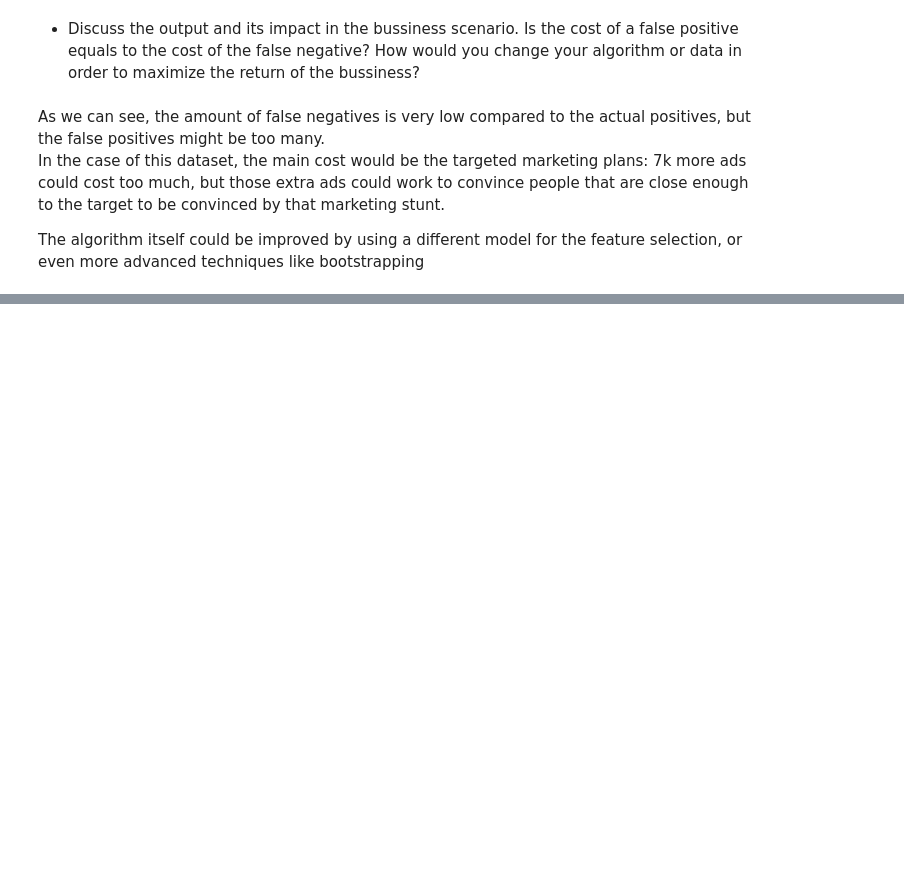
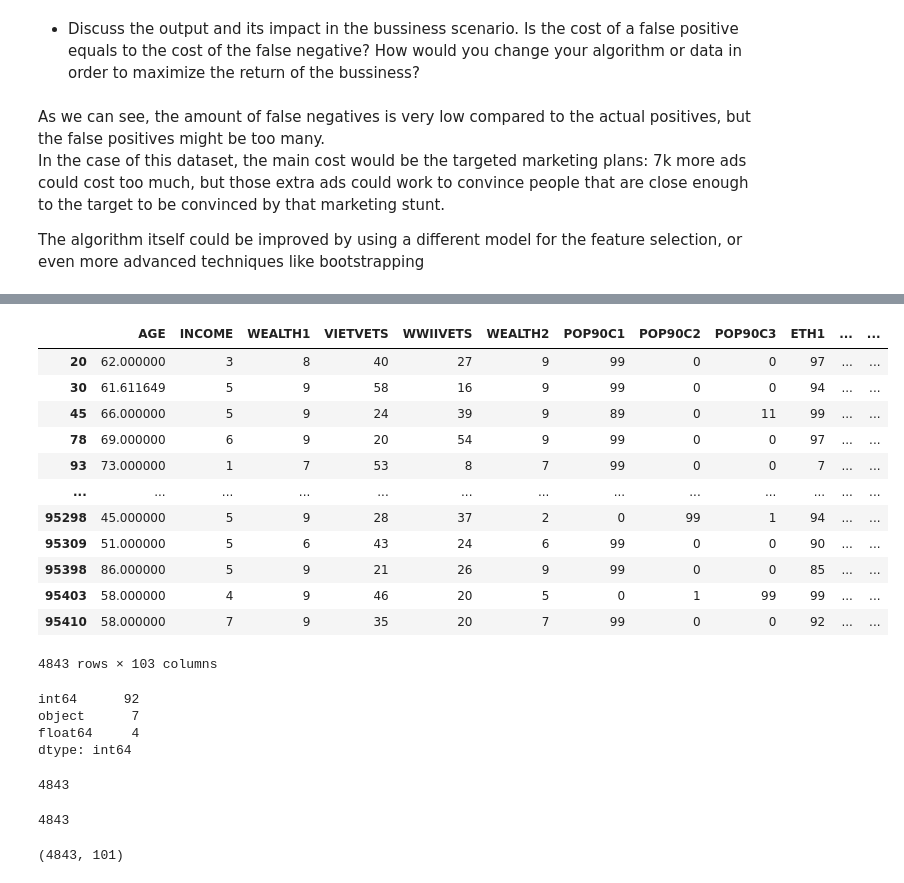
Before and after one commit to cargide/lab-random-forests, a Jupyter notebook: main.ipynb, the cells around one changed output, grey strips where cells are left out. Drawn from its saved outputs; the diff is of its cells as text; code cells hidden in the pictures; blank space fills up the shorter version.

```diff
--- a/main.ipynb
+++ b/main.ipynb
@@ -277,0 +287,34 @@ The algorithm itself could be improved by using a different model for the featur
+# %%
+#I only want data from the people who donated
+subset = data[data['TARGET_B'] == 1]
+subset
+# %% [output]
+|  | AGE | INCOME | WEALTH1 | VIETVETS | WWIIVETS | WEALTH2 | POP90C1 | POP90C2 | POP90C3 | ETH1 | ... | ... |
+| 20 | 62.000000 | 3 | 8 | 40 | 27 | 9 | 99 | 0 | 0 | 97 | ... | ... |
+| 30 | 61.611649 | 5 | 9 | 58 | 16 | 9 | 99 | 0 | 0 | 94 | ... | ... |
+| 45 | 66.000000 | 5 | 9 | 24 | 39 | 9 | 89 | 0 | 11 | 99 | ... | ... |
+| 78 | 69.000000 | 6 | 9 | 20 | 54 | 9 | 99 | 0 | 0 | 97 | ... | ... |
+| 93 | 73.000000 | 1 | 7 | 53 | 8 | 7 | 99 | 0 | 0 | 7 | ... | ... |
+| ... | ... | ... | ... | ... | ... | ... | ... | ... | ... | ... | ... | ... |
+| 95298 | 45.000000 | 5 | 9 | 28 | 37 | 2 | 0 | 99 | 1 | 94 | ... | ... |
+| 95309 | 51.000000 | 5 | 6 | 43 | 24 | 6 | 99 | 0 | 0 | 90 | ... | ... |
+| 95398 | 86.000000 | 5 | 9 | 21 | 26 | 9 | 99 | 0 | 0 | 85 | ... | ... |
+| 95403 | 58.000000 | 4 | 9 | 46 | 20 | 5 | 0 | 1 | 99 | 99 | ... | ... |
+| 95410 | 58.000000 | 7 | 9 | 35 | 20 | 7 | 99 | 0 | 0 | 92 | ... | ... |
+4843 rows × 103 columns
+# %%
+subset.dtypes.value_counts()
+# %% [output]
+int64      92
+object      7
+float64     4
+dtype: int64
+# %%
+len(subset.drop(['TARGET_D', 'TARGET_B'], axis = 1) )
+# %% [output]
+4843
+# %%
+y = subset['TARGET_D']
+len(y)
+# %% [output]
+4843
@@ -277,0 +323,4 @@ The algorithm itself could be improved by using a different model for the featur
+# %%
+X.shape
+# %% [output]
+(4843, 101)
```
Also changed, not shown: parts of 11 cells of this notebook.
